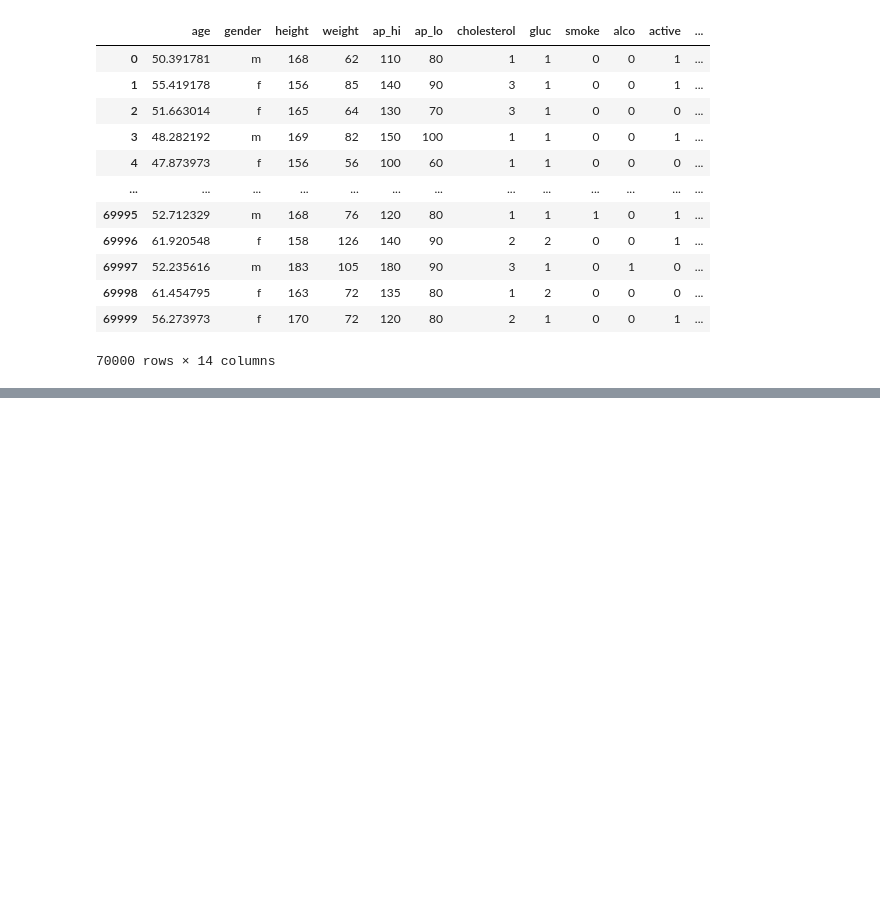
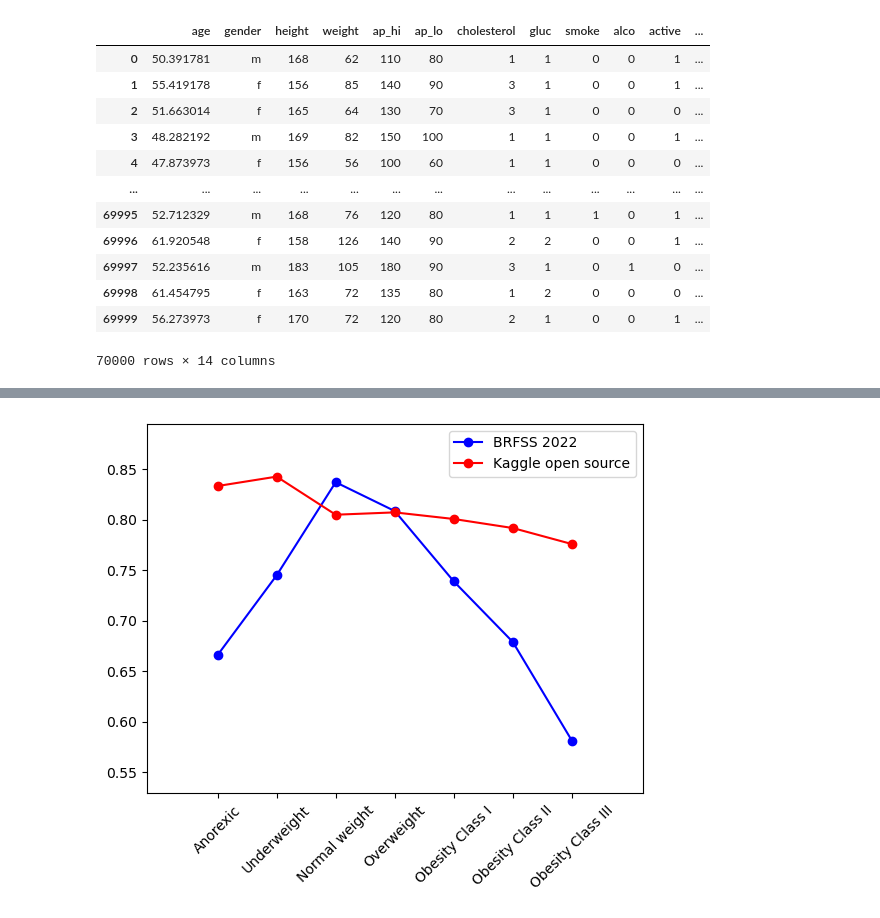
Before and after one commit to MattRind/heart_disease_proj1_CJRV, a Jupyter notebook: CDC_info.ipynb, the cells around one changed output, grey strips where cells are left out. Drawn from its saved outputs; the diff is of its cells as text; code cells hidden in the pictures; blank space fills up the shorter version.

```diff
--- a/CDC_info.ipynb
+++ b/CDC_info.ipynb
@@ -189,8 +194,10 @@ print(yes_heartdisease_count2, no_heartdisease_count2)
 grouped_by_mass_catg2 = BRFSS2022.groupby(["Mass_categ"])
 heart_disease_by_mass_catg2 = grouped_by_mass_catg2["cvd_binary"].mean()
 heart_disease_by_mass_catg2
+heart_disease_by_active_catg2 = grouped_by_mass_catg2["active_binary"].mean()
 norm_cvd_by_mass_catg2 = heart_disease_by_mass_catg2/(yes_heartdisease_count2/(yes_heartdisease_count2+no_heartdisease_count2))
 norm_cvd_by_mass_catg2
+heart_disease_by_active_catg2
 # %% [output]
 13435 232587
 Mass_categ
@@ -243,9 +251,10 @@ no_heartdisease_count3 = len(kag_open_source[(kag_open_source['target'] == 0)])
 print(yes_heartdisease_count3, no_heartdisease_count3)
 grouped_by_mass_catg3 = kag_open_source.groupby(["Mass_categ"])
 heart_disease_by_mass_catg3 = grouped_by_mass_catg3["target"].mean()
-heart_disease_by_mass_catg3
+heart_disease_by_active_catg3 = grouped_by_mass_catg3["active"].mean()
 norm_cvd_by_mass_catg3 = heart_disease_by_mass_catg3/(yes_heartdisease_count3/(yes_heartdisease_count3+no_heartdisease_count3))
 norm_cvd_by_mass_catg3
+heart_disease_by_active_catg3
 # %% [output]
 34979 35021
 Mass_categ
@@ -280,0 +304,26 @@ plt.show()
+# %%
+n=7
+r = np.arange(n)
+width = 0.25
+
+# plt.bar(r, norm_cvd_by_mass_catg, color = 'greenyellow',
+#         width = width, edgecolor = 'black',
+#         label='BRFSS 2020')
+# plt.bar(r, heart_disease_by_active_catg2, color = 'indigo',
+#         width = width, edgecolor = 'black',
+#         label='BRFSS 2022')
+# plt.bar(r + width, heart_disease_by_active_catg3, color = 'indianred',
+#         width = width, edgecolor = 'black',
+#         label='Kaggle open source')
+
+y_axis2 = heart_disease_by_active_catg2
+y_axis3 = heart_disease_by_active_catg3
+plt.plot(group_labels, y_axis2, marker = 'o', color = 'blue', label = 'BRFSS 2022')
+plt.plot(group_labels, y_axis3, marker = 'o', color = 'red', label = 'Kaggle open source')
+plt.xticks(group_labels, rotation =45)
+plt.margins(0.2)
+plt.legend()
+plt.savefig("bmi-activity.png")
+plt.show()
+# %% [output]
+[figure, added]
```
Also changed, not shown: parts of 11 cells of this notebook.
